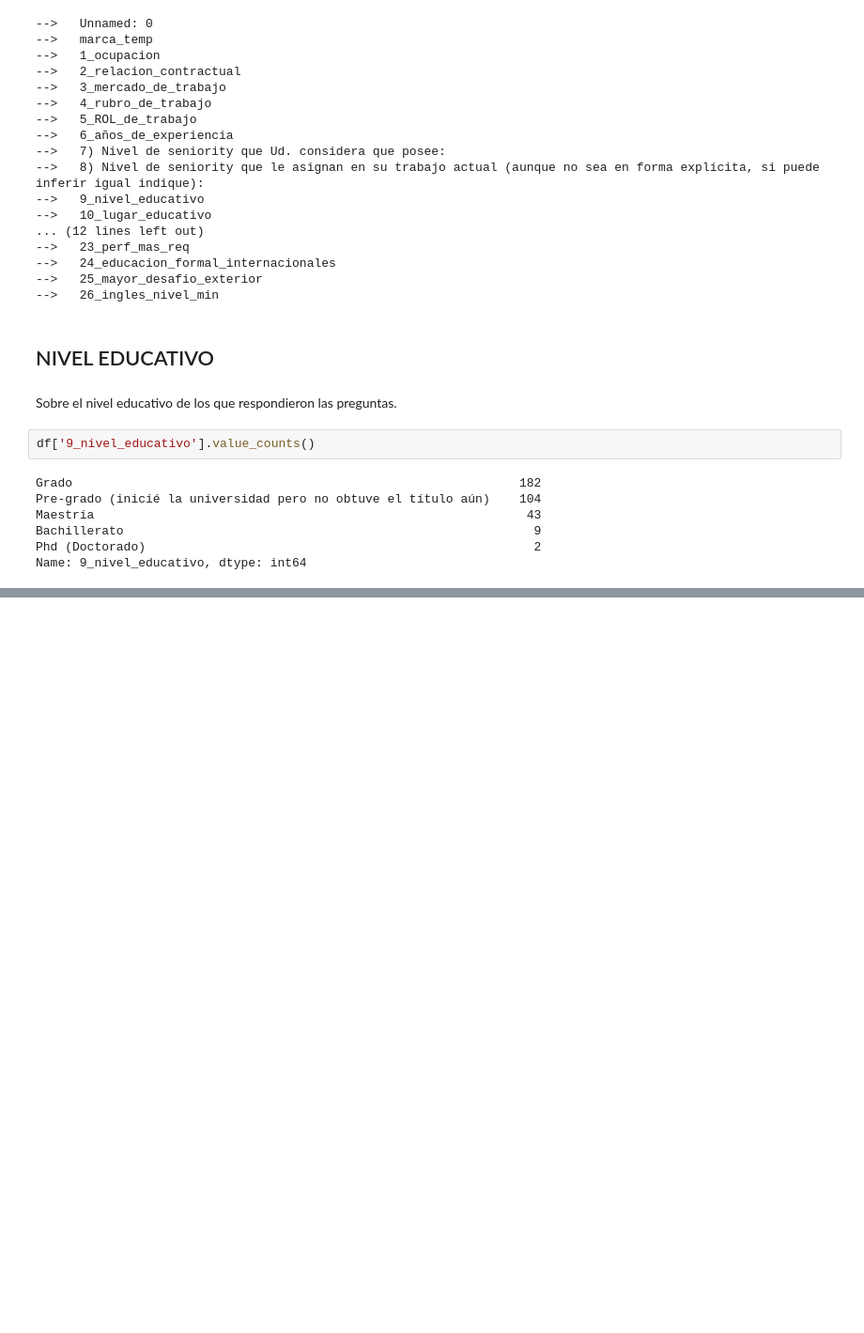
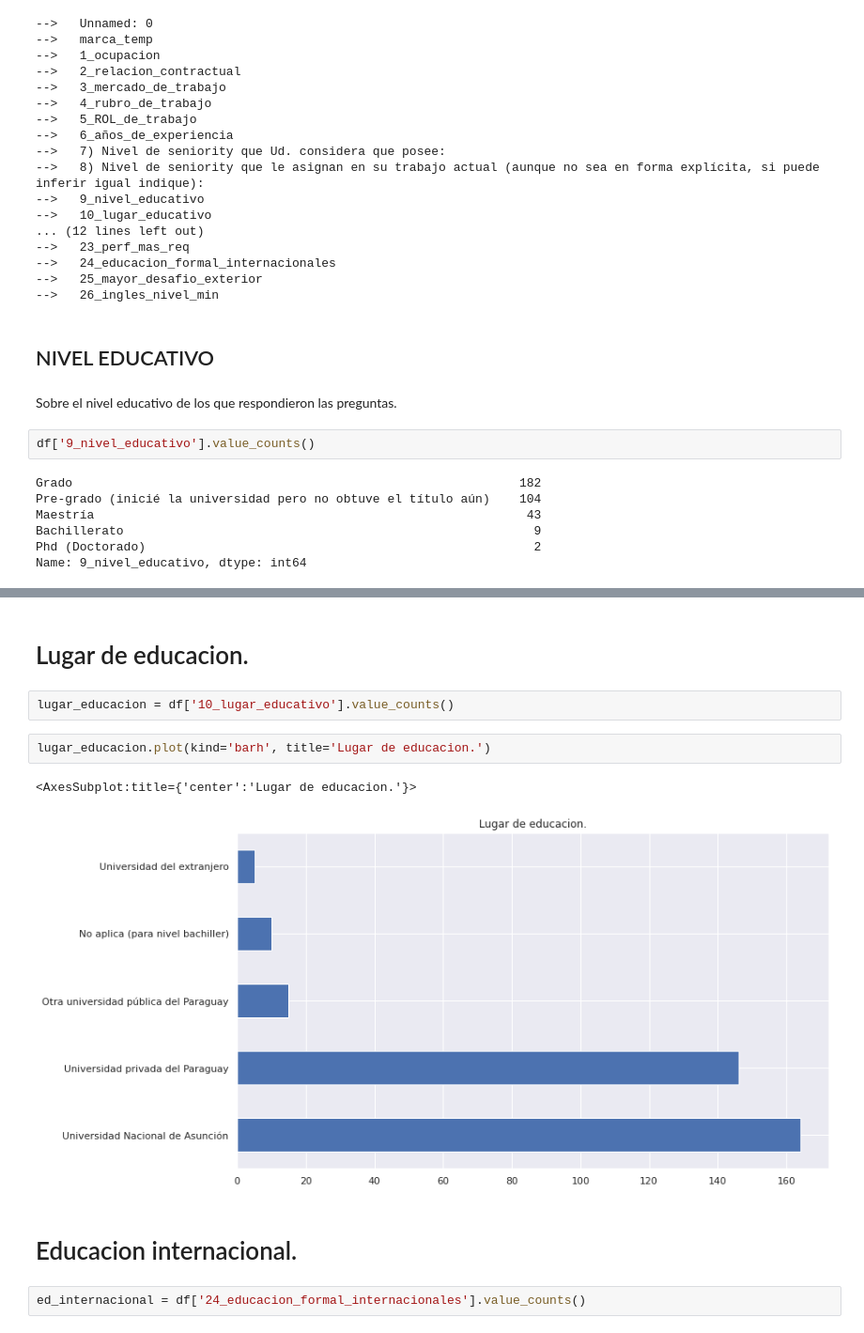
Before and after one commit to TorrezMN/Data_Science, a Jupyter notebook: notebooks/Notebooks/educacion.ipynb, the cells around one changed output, grey strips where cells are left out. Shown at 94% size. Saved outputs shown, nothing was run; the diff lists cells and outputs as text; blank space fills up the shorter version.

```diff
--- a/notebooks/Notebooks/educacion.ipynb
+++ b/notebooks/Notebooks/educacion.ipynb
@@ -62,0 +100,13 @@ df['9_nivel_educativo'].value_counts().plot(kind='barh')
+# %% [markdown]
+# Lugar de educacion.
+# %%
+lugar_educacion = df['10_lugar_educativo'].value_counts()
+# %%
+lugar_educacion.plot(kind='barh', title='Lugar de educacion.')
+# %% [output]
+<AxesSubplot:title={'center':'Lugar de educacion.'}>
+[figure, added]
+# %% [markdown]
+# Educacion internacional.
+# %%
+ed_internacional = df['24_educacion_formal_internacionales'].value_counts()
```
Also changed, not shown: parts of 7 cells of this notebook, 12 other files.
